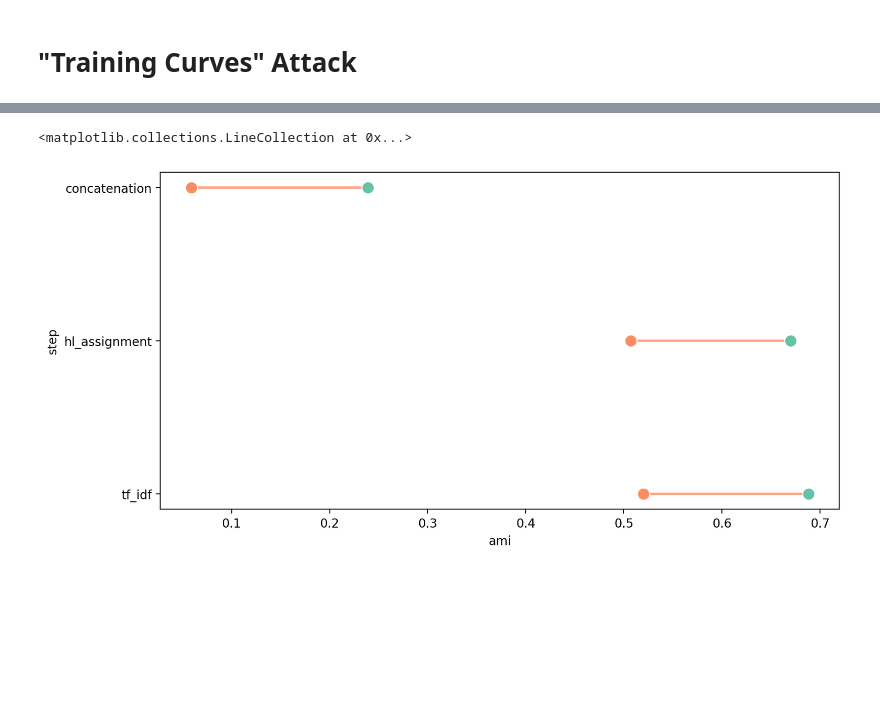
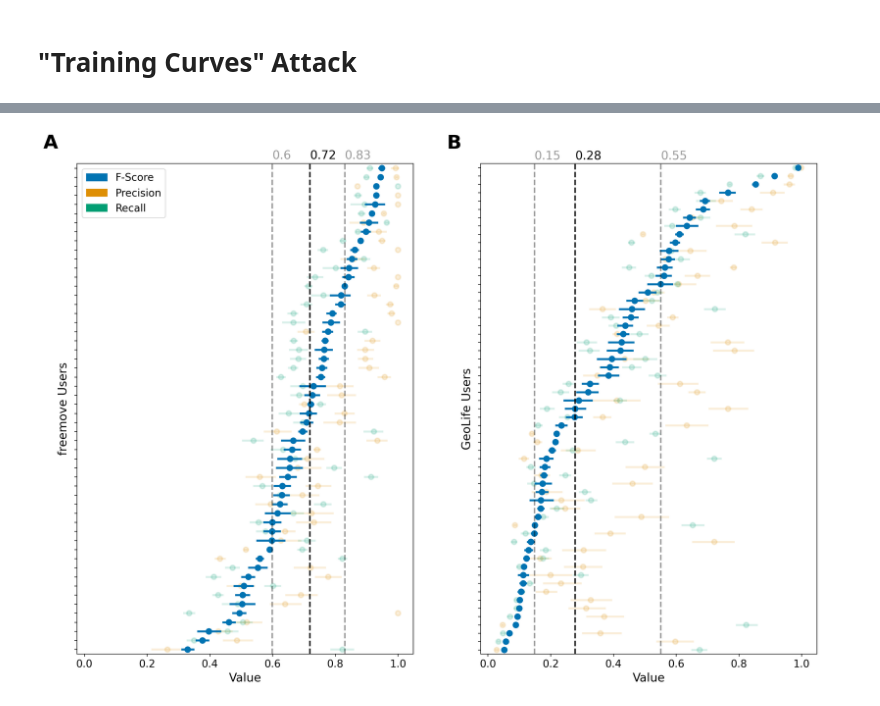
Before and after one commit to benediktstroebl/Master-Thesis, a Jupyter notebook: evaluation.ipynb, the cells around one changed output, grey strips where cells are left out. Cells and saved outputs as stored; diff of their text form; code cells hidden in the pictures; blank space fills up the shorter version.

Commit message:
updated visualizations in evaluation file and added covariates to final scores file

```diff
--- a/evaluation.ipynb
+++ b/evaluation.ipynb
@@ -8,4 +8,4 @@ from shapely import Point
 from statannotations.Annotator import Annotator
 %matplotlib inline
 plt.rcParams.update({'figure.figsize':(10,5), 'figure.dpi':200})
-sns.set_palette(sns.color_palette("Set2"))
+sns.set_palette(sns.color_palette("colorblind"))
@@ -66,9 +117,69 @@ np.round(attack_metrics.query("data=='geolife'").ari,2).iloc[0]
+# %%
+scores = pd.read_csv('reident_scores.csv')
+# %%
+scores['user_id'] = scores.user_id.astype(str)
 # %%
-ax = sns.scatterplot(x="ami", y="step", data=attack_metrics.query("data=='freemove'"), s=100)
-ax = sns.scatterplot(x="ari", y="step", data=attack_metrics.query("data=='freemove'"), s=100)
+data_freemove = scores.query("data=='freemove' and nr_points==4").sort_values('fscore_user_mean', ascending=False)
+data_geolife = scores.query("data=='geolife' and nr_points==4").sort_values('fscore_user_mean', ascending=False)
 
-ax.hlines(y="step", xmin="ami", xmax="ari", color= 'coral', zorder=0, alpha=0.7, linewidth=2, data=attack_metrics.query("data=='freemove'"))
+fig, (ax1, ax2) = plt.subplots(ncols=2, figsize=(18,12), sharey=False, sharex=True)
+
+ax = sns.pointplot(x="precision", y="user_id", data=data_freemove, s=100, color=sns.color_palette("colorblind").as_hex()[1], label="Precision", join=False, ax=ax1)
+ax = sns.pointplot(x="recall", y="user_id", data=data_freemove, s=100, color=sns.color_palette("colorblind").as_hex()[2], label="Recall", join=False, ax=ax1)
+plt.setp(ax1.collections, alpha=.15) #for the markers
+plt.setp(ax1.lines, alpha=.15)
+ax = sns.pointplot(x="f_score", y="user_id", data=data_freemove, s=100, join=False, ax=ax1)
+
+ax = sns.pointplot(x="precision", y="user_id", color=sns.color_palette("colorblind").as_hex()[1], data=data_geolife, s=100, join=False, ax=ax2)
+ax = sns.pointplot(x="recall", y="user_id", color=sns.color_palette("colorblind").as_hex()[2], data=data_geolife, s=100, join=False, ax=ax2)
+plt.setp(ax2.collections, alpha=.15) #for the markers
+plt.setp(ax2.lines, alpha=.15)
+ax = sns.pointplot(x="f_score", y="user_id", data=data_geolife, s=100, join=False, ax=ax2)
+
+
+fscore_q25_mean = data_freemove.fscore_user_mean.quantile(0.25)
+fscore_q5_mean = data_freemove.fscore_user_mean.quantile(0.5)
+fscore_q75_mean = data_freemove.fscore_user_mean.quantile(0.75)
+ax1.axvline(fscore_q25_mean, color='k', ls='--', lw=2, alpha=0.4)
+ax1.axvline(fscore_q5_mean, color='k', ls='--', lw=2, alpha=0.9)
+ax1.axvline(fscore_q75_mean, color='k', ls='--', lw=2, alpha=0.4)
+ax1.text(x=fscore_q25_mean, y=-1, s=np.round(fscore_q25_mean,2), fontsize=16, alpha=0.4)
+ax1.text(x=fscore_q5_mean, y=-1, s=np.round(fscore_q5_mean,2), fontsize=16)
+ax1.text(x=fscore_q75_mean, y=-1, s=np.round(fscore_q75_mean,2), fontsize=16, alpha=0.4)
+
+fscore_q25_mean = data_geolife.fscore_user_mean.quantile(0.25)
+fscore_q5_mean = data_geolife.fscore_user_mean.quantile(0.5)
+fscore_q75_mean = data_geolife.fscore_user_mean.quantile(0.75)
+ax2.axvline(fscore_q25_mean, color='k', ls='--', lw=2, alpha=0.4)
+ax2.axvline(fscore_q5_mean, color='k', ls='--', lw=2, alpha=0.9)
+ax2.axvline(fscore_q75_mean, color='k', ls='--', lw=2, alpha=0.4)
+ax2.text(x=fscore_q25_mean, y=-1, s=np.round(fscore_q25_mean,2), fontsize=16, alpha=0.4)
+ax2.text(x=fscore_q5_mean, y=-1, s=np.round(fscore_q5_mean,2), fontsize=16)
+ax2.text(x=fscore_q75_mean, y=-1, s=np.round(fscore_q75_mean,2), fontsize=16, alpha=0.4)
+
+
+import matplotlib.patches as mpatches
+fscore_patch = mpatches.Patch(color=sns.color_palette("colorblind").as_hex()[0], label='F-Score')
+prec_patch = mpatches.Patch(color=sns.color_palette("colorblind").as_hex()[1], label='Precision')
+recall_patch = mpatches.Patch(color=sns.color_palette("colorblind").as_hex()[2], label='Recall')
+ax1.legend(handles=[fscore_patch, prec_patch, recall_patch], fontsize=14)
+
+
+fontsize = 16
+ax1.set_xlabel('Value', fontsize=fontsize)
+ax2.set_xlabel('Value', fontsize=fontsize)
+ax1.set_ylabel('freemove Users', fontsize=fontsize)
+ax2.set_ylabel('GeoLife Users', fontsize=fontsize)
+ax1.set_yticklabels([])
+ax2.set_yticklabels([])
+ax1.tick_params(labelsize=14)
+ax2.tick_params(labelsize=14)
+
+
+# Loop through each subplot and add labels
+for i, ax in enumerate([ax1, ax2]):
+    # Add the subplot label with bold font, aligned to the left, and only showing the letter
+    ax.text(-0.1, 1.06, chr(65+i), transform=ax.transAxes, fontsize=26, fontweight='bold', ha='left', va='top')
 # %% [output]
-<matplotlib.collections.LineCollection at 0x...>
-[figure, old version]
+[figure, new version]
 # %%
```
Also changed, not shown: parts of 12 cells of this notebook, 1 other file.
